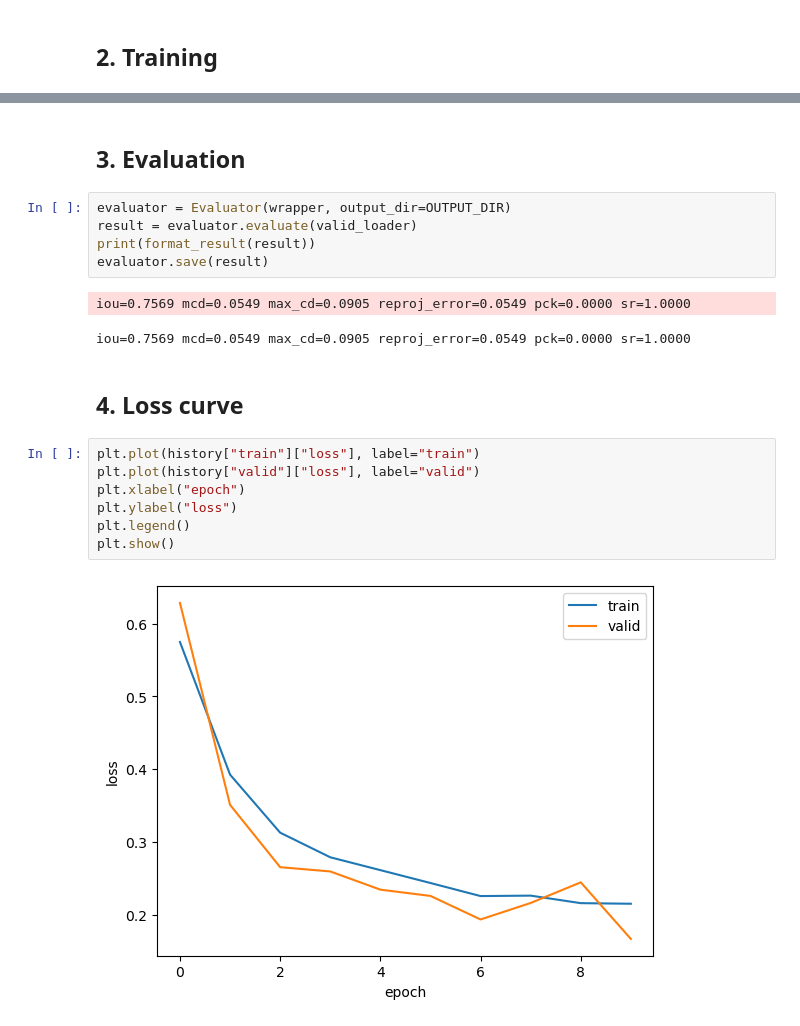
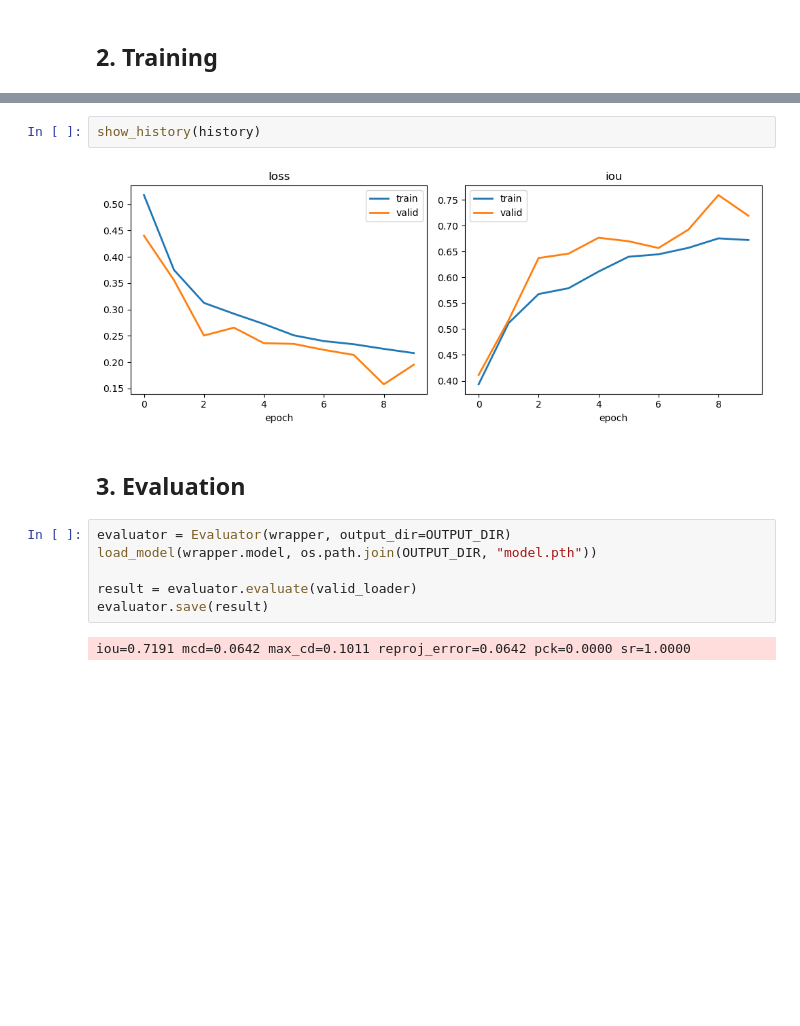
Before and after one commit to nampluskr/roi-corner-detection, a Jupyter notebook: notebooks/models/direct-train-eval.ipynb, the cells around one changed output, grey strips where cells are left out. Drawn from its saved outputs; the diff is of its cells as text; blank space fills up the shorter version.

```diff
--- a/notebooks/models/direct-train-eval.ipynb
+++ b/notebooks/models/direct-train-eval.ipynb
@@ -65,21 +65,14 @@ device cuda
+# %%
+show_history(history)
+# %% [output]
+[figure, added]
 # %% [markdown]
 ## 3. Evaluation
 # %%
 evaluator = Evaluator(wrapper, output_dir=OUTPUT_DIR)
+load_model(wrapper.model, os.path.join(OUTPUT_DIR, "model.pth"))
+
 result = evaluator.evaluate(valid_loader)
-print(format_result(result))
 evaluator.save(result)
 # %% [output]
-iou=0.7569 mcd=0.0549 max_cd=0.0905 reproj_error=0.0549 pck=0.0000 sr=1.0000
+iou=0.7191 mcd=0.0642 max_cd=0.1011 reproj_error=0.0642 pck=0.0000 sr=1.0000
-iou=0.7569 mcd=0.0549 max_cd=0.0905 reproj_error=0.0549 pck=0.0000 sr=1.0000
-# %% [markdown]
-## 4. Loss curve
-# %%
-plt.plot(history["train"]["loss"], label="train")
-plt.plot(history["valid"]["loss"], label="valid")
-plt.xlabel("epoch")
-plt.ylabel("loss")
-plt.legend()
-plt.show()
-# %% [output]
-[figure, removed]
```
Also changed, not shown: parts of 2 cells of this notebook.
